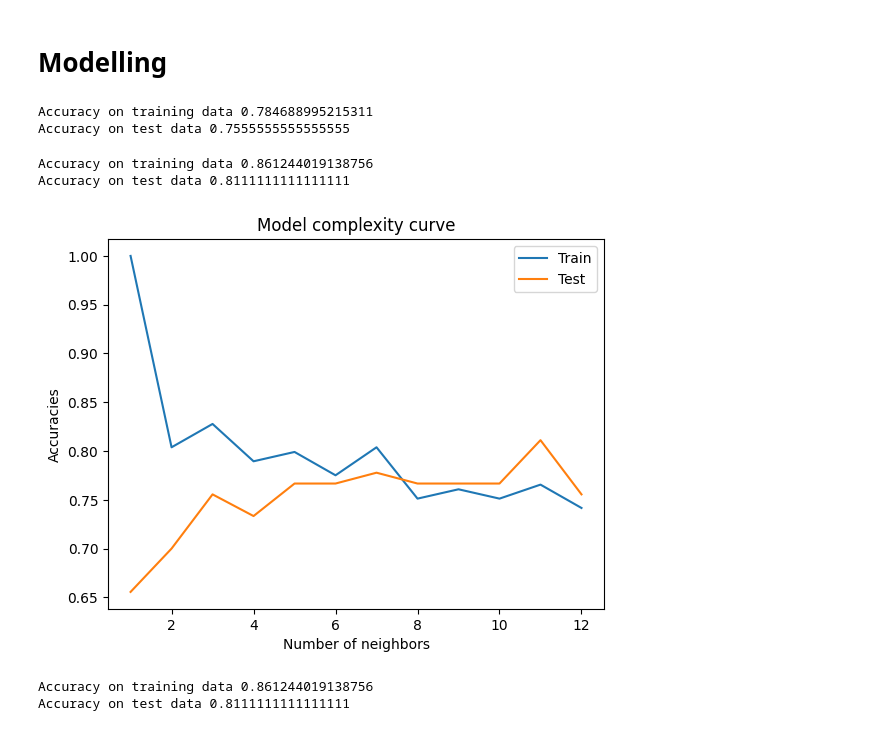
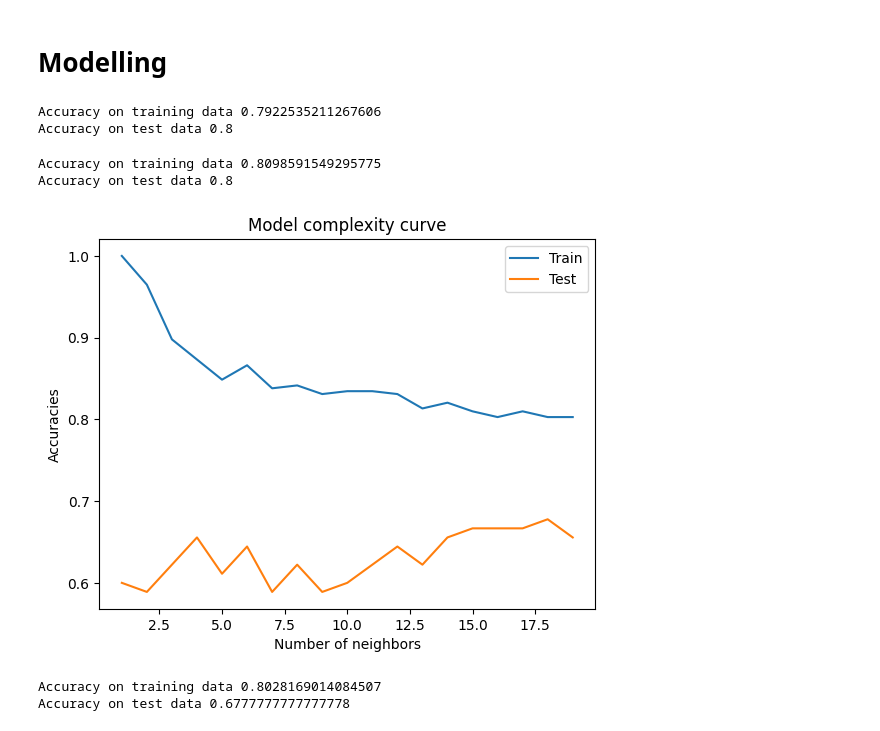
Before and after one commit to maurynnWK/Pushing, a Jupyter notebook: heart_prediction.ipynb, the cells around one changed output. Saved outputs shown, nothing was run; the diff lists cells and outputs as text; code cells hidden in the pictures.

Commit message:
heartFailure prediction work

```diff
--- a/heart_prediction.ipynb
+++ b/heart_prediction.ipynb
@@ -216,8 +225,18 @@ array([[ 1.19294523e+00, -8.71104775e-01,  1.65728387e-04, ...,
 # %%
 from sklearn.model_selection import train_test_split
-x_train,x_test,y_train,y_test=train_test_split(x,y,test_size=0.3,random_state=0)
+x_train,x_test,y_train,y_test=train_test_split(x,y,test_size=0.3,stratify=y,random_state=0)
 print(x_train.shape,y_train.shape)
 print(x_test.shape,y_test.shape)
 # %% [output]
 (209, 12) (209,)
 (90, 12) (90,)
+# %%
+column_names=['age','anaemia','creatinine_phosphokinase','diabetes','ejection_fraction','high_blood_pressure','platelets','serum_creatinine','serum_sodium','sex','smoking','time','heartFailure']
+from imblearn.over_sampling import SMOTE
+smote=SMOTE(sampling_strategy='minority')
+x_train,y_train=smote.fit_resample(x_train,y_train)
+train=np.hstack((x_train,y_train.reshape(-1,1)))
+train=pd.DataFrame(train,columns=column_names)
+
+print(train['heartFailure'].value_counts())
+train['heartFailure'].value_counts().plot(kind='bar')
@@ -225,14 +251,16 @@ print(x_test.shape,y_test.shape)
 # Modelling
 # %%
 from sklearn.naive_bayes import GaussianNB
+x_train=train[train.columns[:-1]].values
+y_train=train[train.columns[-1]].values
 nb=GaussianNB()
 nb.fit(x_train,y_train)
 nb.predict(x_test)
 print("Accuracy on training data",nb.score(x_train, y_train ))
 print("Accuracy on test data",nb.score(x_test,y_test))
 # %% [output]
-Accuracy on training data 0.784688995215311
-Accuracy on test data 0.7555555555555555
+Accuracy on training data 0.7922535211267606
+Accuracy on test data 0.8
 # %%
 from sklearn.linear_model import LogisticRegression
 lr=LogisticRegression()
@@ -241,38 +269,38 @@ lr.predict(x_test)
 print("Accuracy on training data",lr.score(x_train, y_train ))
 print("Accuracy on test data",lr.score(x_test,y_test))
 # %% [output]
-Accuracy on training data 0.861244019138756
-Accuracy on test data 0.8111111111111111
+Accuracy on training data 0.8098591549295775
+Accuracy on test data 0.8
 # %%
 from sklearn.neighbors import KNeighborsClassifier
 accuracies_training={}
 accuracies_testing={}
-for i in np.arange(1,13,1):
+for i in np.arange(1,20,1):
     knn=KNeighborsClassifier(n_neighbors=i)
     knn.fit(x_train,y_train)
     scoretrain=knn.score(x_train,y_train)
     accuracies_training[i]=scoretrain
     scoretest=knn.score(x_test,y_test)
     accuracies_testing[i]=scoretest
 #plt.figure(figsize=(3,3))
-plt.plot(np.arange(1,13,1),accuracies_training.values(),label="Train")
-plt.plot(np.arange(1,13,1),accuracies_testing.values(),label="Test")
+plt.plot(np.arange(1,20,1),accuracies_training.values(),label="Train")
+plt.plot(np.arange(1,20,1),accuracies_testing.values(),label="Test")
 plt.xlabel("Number of neighbors")
 plt.ylabel("Accuracies")
 plt.title("Model complexity curve")
 plt.legend()
 plt.show()
 # %% [output]
-[figure, old version]
+[figure, new version]
 # %%
-knn=KNeighborsClassifier(n_neighbors=8)
+knn=KNeighborsClassifier(n_neighbors=18)
 knn.fit(x_train,y_train)
 knn.predict(x_test)
-print("Accuracy on training data",lr.score(x_train, y_train ))
-print("Accuracy on test data",lr.score(x_test,y_test))
+print("Accuracy on training data",knn.score(x_train, y_train ))
+print("Accuracy on test data",knn.score(x_test,y_test))
 # %% [output]
-Accuracy on training data 0.861244019138756
-Accuracy on test data 0.8111111111111111
+Accuracy on training data 0.8028169014084507
+Accuracy on test data 0.6777777777777778
 # %%
 #Using SVM
 from sklearn.svm import SVC
```
Also changed, not shown: parts of 8 cells of this notebook.
